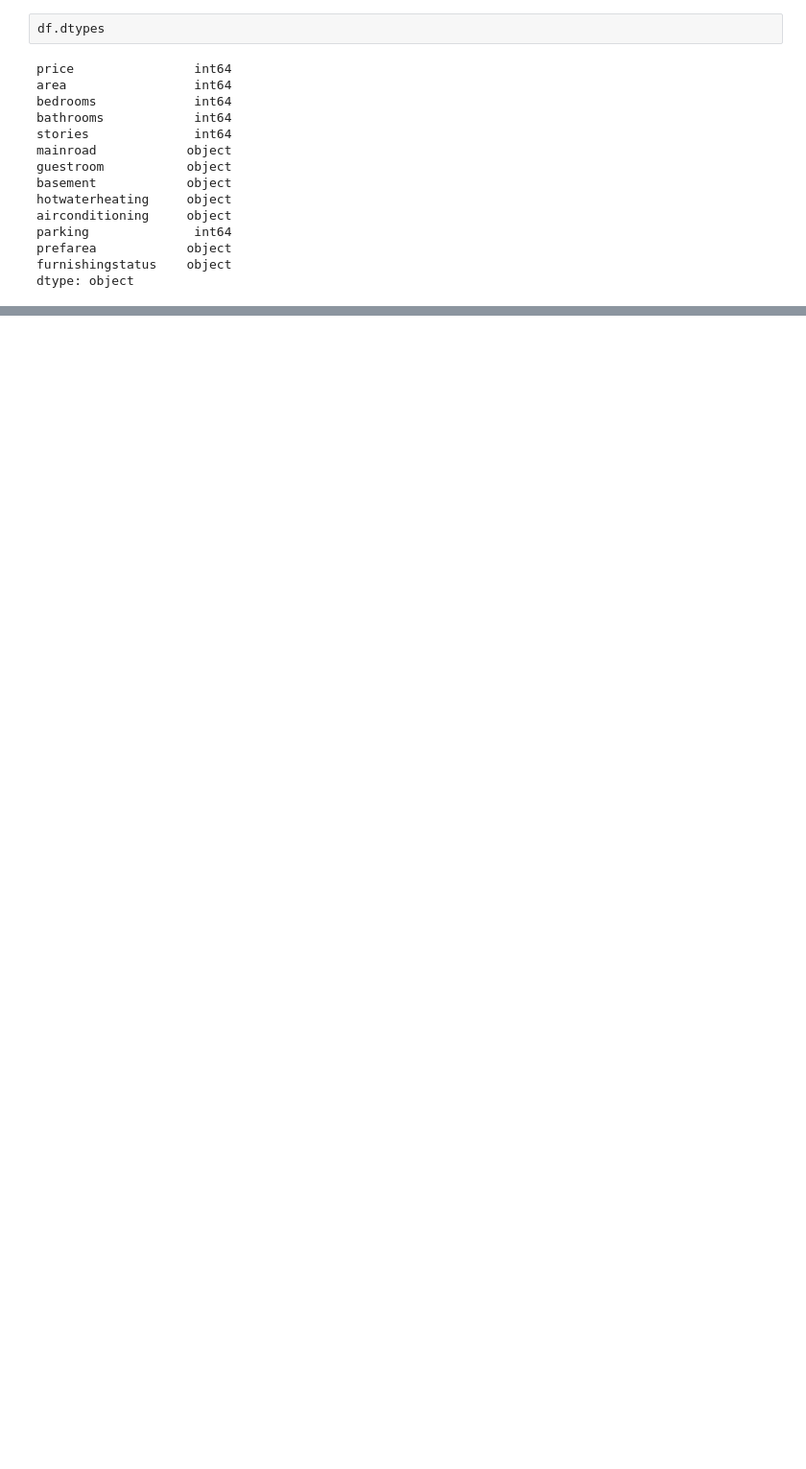
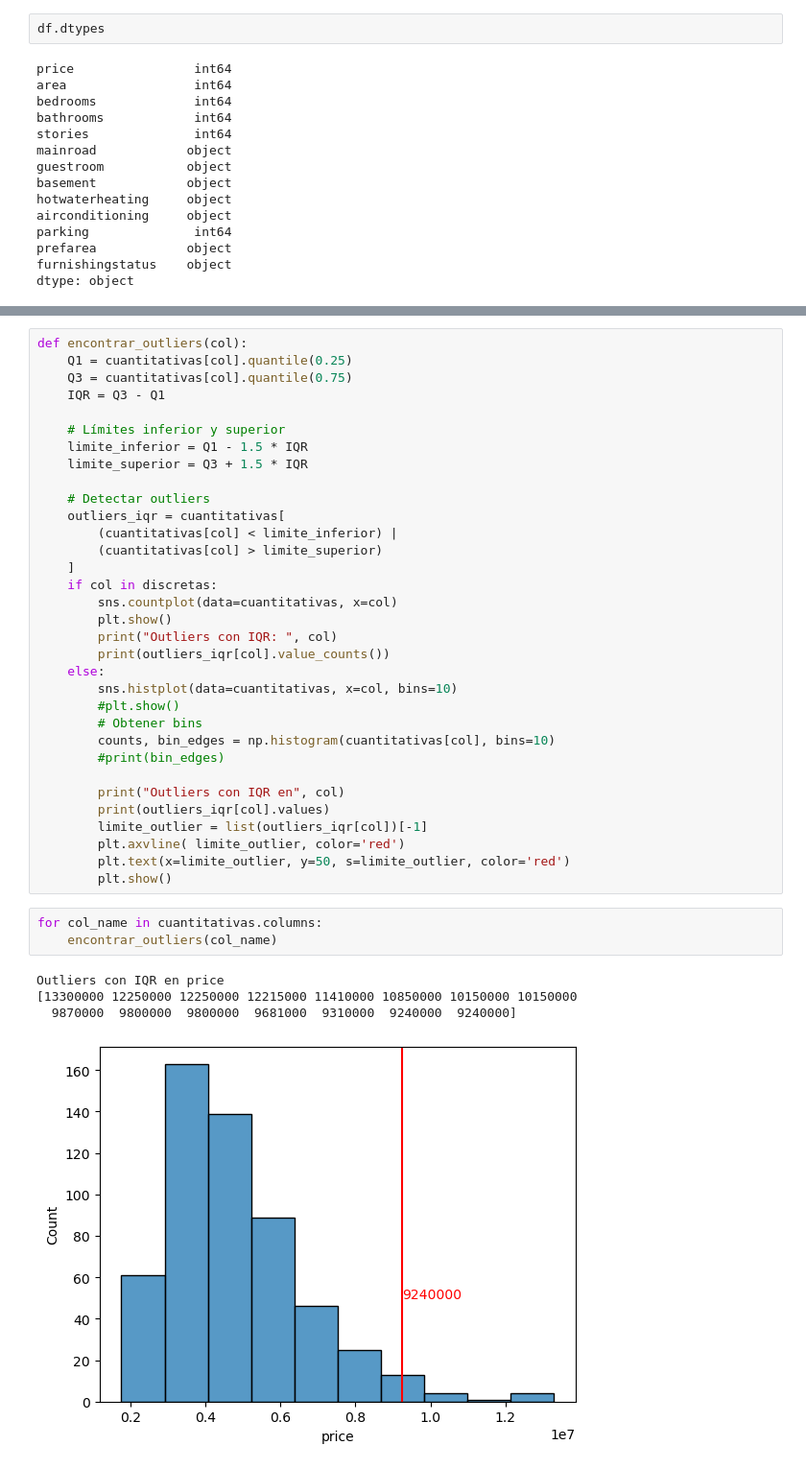
Before and after one commit to jesushedd/python-ml-senati, a Jupyter notebook: ia-teoria/semana7/estadistica_teoria.ipynb, the cells around one changed output, grey strips where cells are left out. Shown at 96% size. Drawn from its saved outputs; the diff is of its cells as text; blank space fills up the shorter version.

```diff
--- a/ia-teoria/semana7/estadistica_teoria.ipynb
+++ b/ia-teoria/semana7/estadistica_teoria.ipynb
@@ -76,0 +96,41 @@ df.select_dtypes(include='object')
+# %%
+def encontrar_outliers(col):
+    Q1 = cuantitativas[col].quantile(0.25)
+    Q3 = cuantitativas[col].quantile(0.75)
+    IQR = Q3 - Q1
+
+    # Límites inferior y superior
+    limite_inferior = Q1 - 1.5 * IQR
+    limite_superior = Q3 + 1.5 * IQR
+
+    # Detectar outliers
+    outliers_iqr = cuantitativas[
+        (cuantitativas[col] < limite_inferior) |
+        (cuantitativas[col] > limite_superior)
+    ]
+    if col in discretas:
+        sns.countplot(data=cuantitativas, x=col)
+        plt.show()
+        print("Outliers con IQR: ", col)
+        print(outliers_iqr[col].value_counts())
+    else:
+        sns.histplot(data=cuantitativas, x=col, bins=10)
+        #plt.show()
+        # Obtener bins
+        counts, bin_edges = np.histogram(cuantitativas[col], bins=10)
+        #print(bin_edges)
+
+        print("Outliers con IQR en", col)
+        print(outliers_iqr[col].values)
+        limite_outlier = list(outliers_iqr[col])[-1]
+        plt.axvline( limite_outlier, color='red')
+        plt.text(x=limite_outlier, y=50, s=limite_outlier, color='red')
+        plt.show()
+# %%
+for col_name in cuantitativas.columns:
+    encontrar_outliers(col_name)
+# %% [output]
+Outliers con IQR en price
+[13300000 12250000 12250000 12215000 11410000 10850000 10150000 10150000
+  9870000  9800000  9800000  9681000  9310000  9240000  9240000]
+[figure, added]
```
Also changed, not shown: parts of 9 cells of this notebook, 1 other file.
